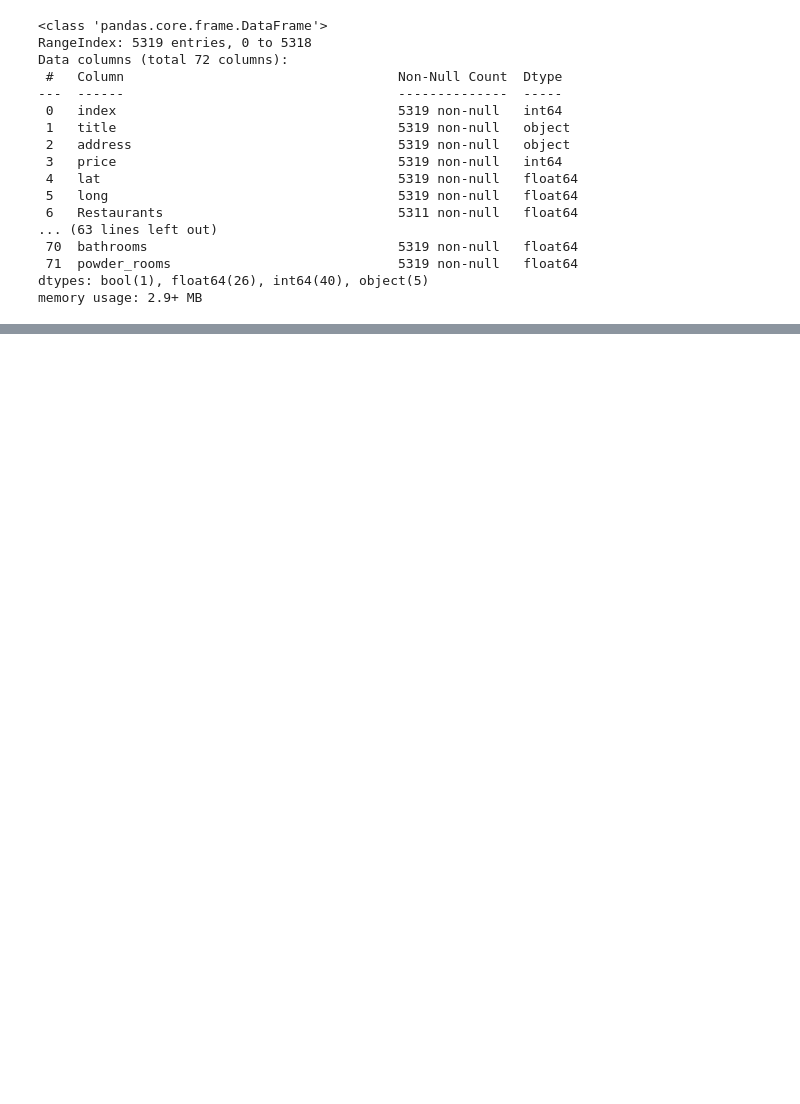
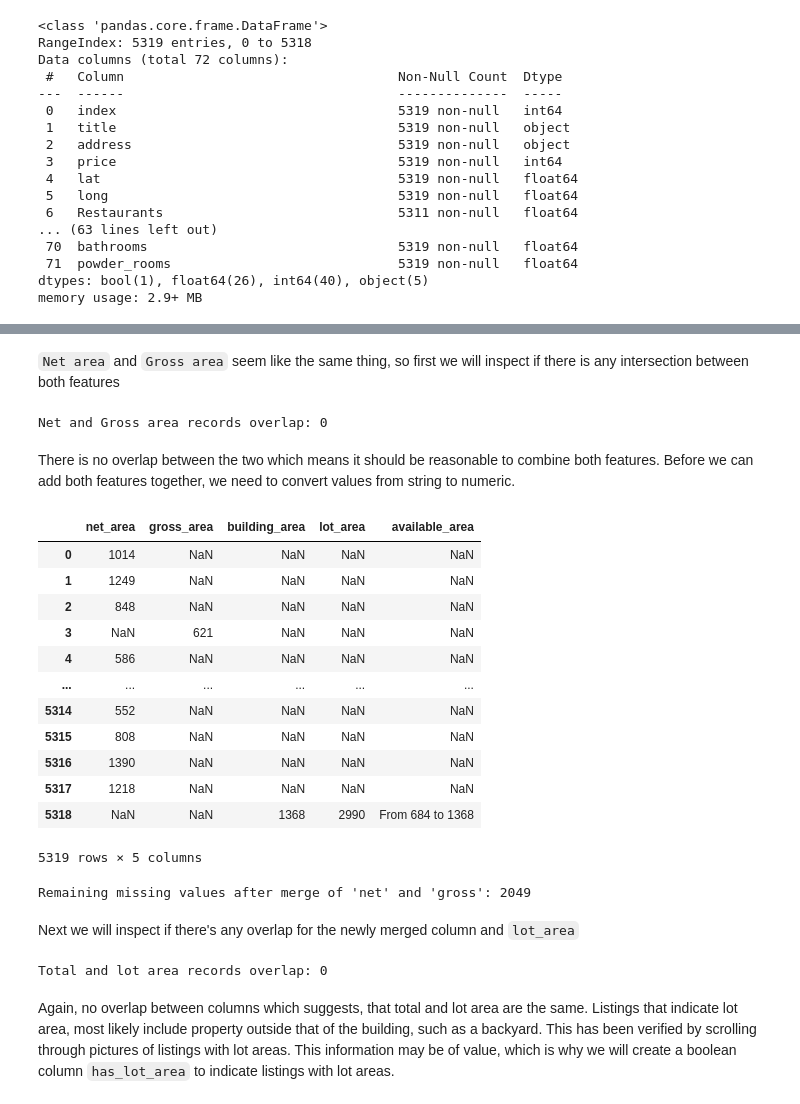
Before and after one commit to Jahnic/Data-Science, a Jupyter notebook: RealEstate/Real_estate_scrape.ipynb, the cells around one changed output, grey strips where cells are left out. Saved outputs shown, nothing was run; the diff lists cells and outputs as text; code cells hidden in the pictures; blank space fills up the shorter version.

```diff
--- a/RealEstate/Real_estate_scrape.ipynb
+++ b/RealEstate/Real_estate_scrape.ipynb
@@ -1201,0 +1210,2 @@ memory usage: 2.9+ MB
+# %%
+df.drop("Zoning", axis=1, inplace=True)
@@ -1201,0 +1214,4 @@ memory usage: 2.9+ MB
+# %%
+area = ["net_area", "gross_area", "building_area_(at_ground_level)", "lot_area", "available_area"]
+df_area = df[area]
+df_area.info()
@@ -1201,0 +1231,52 @@ memory usage: 2.9+ MB
+# %% [markdown]
+`Net area` and `Gross area` seem like the same thing, so first we will inspect if there is any intersection between both features
+# %%
+net_not_missing = df_area.net_area.notna()
+gross_not_missing = df_area.gross_area.notna()
+overlap = (net_not_missing & gross_not_missing)
+print("Net and Gross area records overlap:", overlap.sum())
+# %% [output]
+Net and Gross area records overlap: 0
+# %% [markdown]
+There is no overlap between the two which means it should be reasonable to combine both features. Before we can add both features together, we need to convert values from string to numeric.
+# %%
+# Remove 'sqft' and ',' from area features
+df_area.replace(regex="sqft", value="", inplace=True)
+df_area.replace(regex=",", value="", inplace=True)
+df_area.rename(columns={"building_area_(at_ground_level)":"building_area"}, inplace=True)
+df_area
+# %% [output]
+|  | net_area | gross_area | building_area | lot_area | available_area |
+| 0 | 1014 | NaN | NaN | NaN | NaN |
+| 1 | 1249 | NaN | NaN | NaN | NaN |
+| 2 | 848 | NaN | NaN | NaN | NaN |
+| 3 | NaN | 621 | NaN | NaN | NaN |
+| 4 | 586 | NaN | NaN | NaN | NaN |
+| ... | ... | ... | ... | ... | ... |
+| 5314 | 552 | NaN | NaN | NaN | NaN |
+| 5315 | 808 | NaN | NaN | NaN | NaN |
+| 5316 | 1390 | NaN | NaN | NaN | NaN |
+| 5317 | 1218 | NaN | NaN | NaN | NaN |
+| 5318 | NaN | NaN | 1368 | 2990 | From 684 to 1368 |
+5319 rows × 5 columns
+# %%
+# Merge "net_area" and "gross_area" -> "total_area"
+total_area = df_area.net_area.astype(float).fillna(0)\
+    + df_area.gross_area.astype(float).fillna(0)
+
+df["total_area"] = total_area
+missing = total_area.apply(lambda x: x == 0)
+print("Remaining missing values after merge of 'net' and 'gross':", missing.sum())
+# %% [output]
+Remaining missing values after merge of 'net' and 'gross': 2049
+# %% [markdown]
+Next we will inspect if there's any overlap for the newly merged column and `lot_area`
+# %%
+not_missing_total = [not x for x in missing]
+has_lot_area = df_area.lot_area.notna()
+overlap =  not_missing_total & has_lot_area
+print("Total and lot area records overlap:", overlap.sum())
+# %% [output]
+Total and lot area records overlap: 0
+# %% [markdown]
+Again, no overlap between columns which suggests, that total and lot area are the same. Listings that indicate lot area, most likely include property outside that of the building, such as a backyard. This has been verified by scrolling through pictures of listings with lot areas. This information may be of value, which is why we will create a boolean column `has_lot_area` to indicate listings with lot areas.
```
Also changed, not shown: parts of 11 cells of this notebook, 3 other files.
